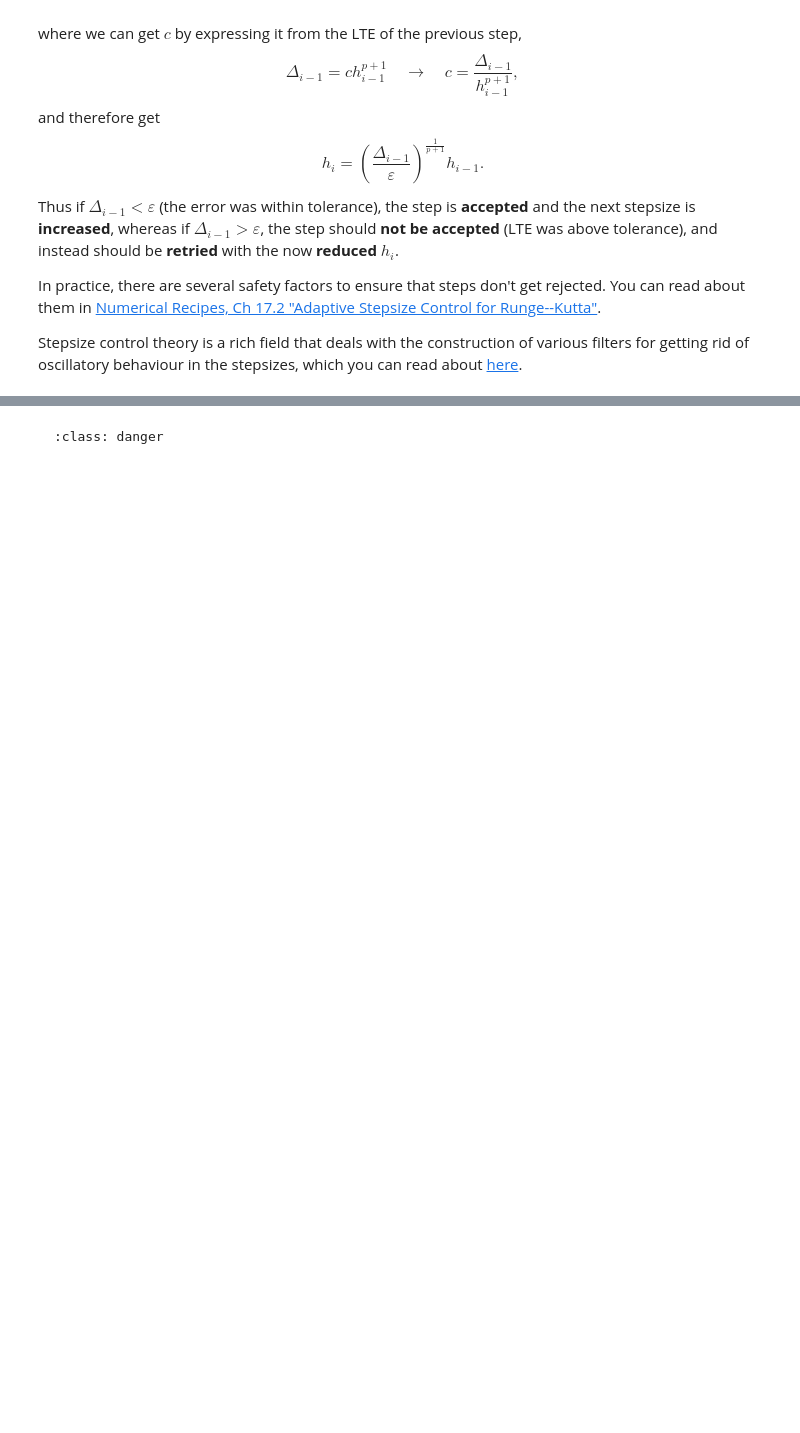
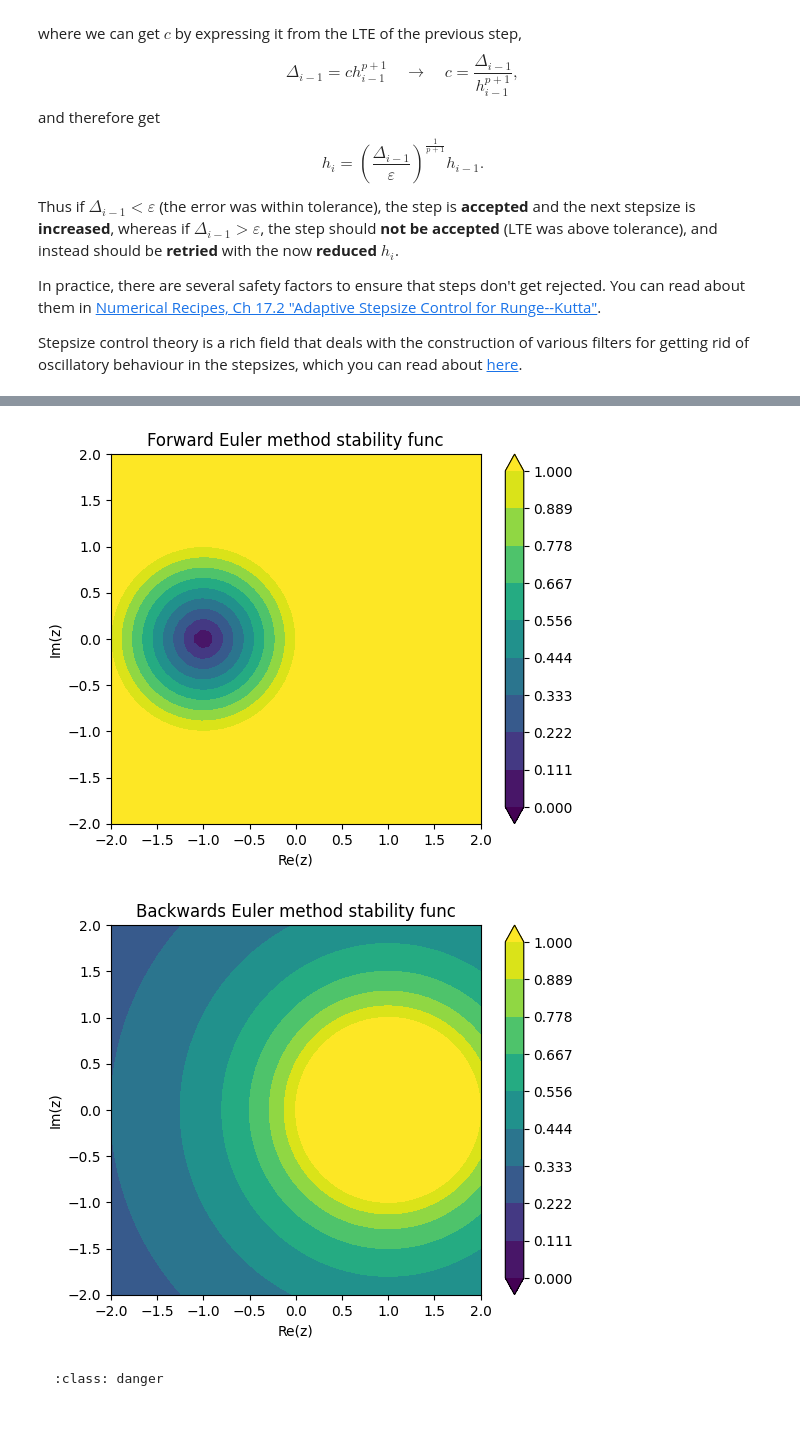
Before and after one commit to cu-comptools/fall2025, a Jupyter notebook: ODEs_1_RK.ipynb, the cells around one changed output, grey strips where cells are left out. Cells and saved outputs as stored; diff of their text form; code cells hidden in the pictures; blank space fills up the shorter version.

Commit message:
Stability plots

````diff
--- a/ODEs_1_RK.ipynb
+++ b/ODEs_1_RK.ipynb
@@ -214,3 +230,35 @@ where $R(h\lambda)$ is the method's stability function.
+# %%
+import numpy as np
+import matplotlib.pyplot as plt
+
+# Setting up a grid in the complex plane
+z_re = np.linspace(-2, 2, 50)
+z_im = z_re
+z_re_grid, z_im_grid = np.meshgrid(z_re, z_im)
+z = z_re_grid + 1j*z_im_grid
+
+# Forward Euler stability function
+R_forward_euler = lambda z: np.abs(1 + z)
+# Backwards Euler
+R_backward_euler = lambda z: np.abs(1/(1 - z))
+
+# A handy utility function for plotting contours of R(z)
+def plot(R, title):
+    levels = np.linspace(0, 1, 10)
+    fig, ax = plt.subplots(1, 1)
+    ax.set_aspect("equal")
+    ax.set_xlabel("Re(z)")
+    ax.set_ylabel("Im(z)")
+    ax.set_title(title)
+    cs = ax.contourf(z_re_grid, z_im_grid, R(z), levels, extend = 'both')
+    cbar = fig.colorbar(cs)
+    plt.plot()
+
+plot(R_forward_euler, "Forward Euler method stability func")
+plot(R_backward_euler, "Backwards Euler method stability func")
+# %% [output]
+[figure, added]
+[figure, added]
 # %% [markdown]
 ```{admonition} Exercise
 :class: danger
````
Also changed, not shown: parts of 2 cells of this notebook.
